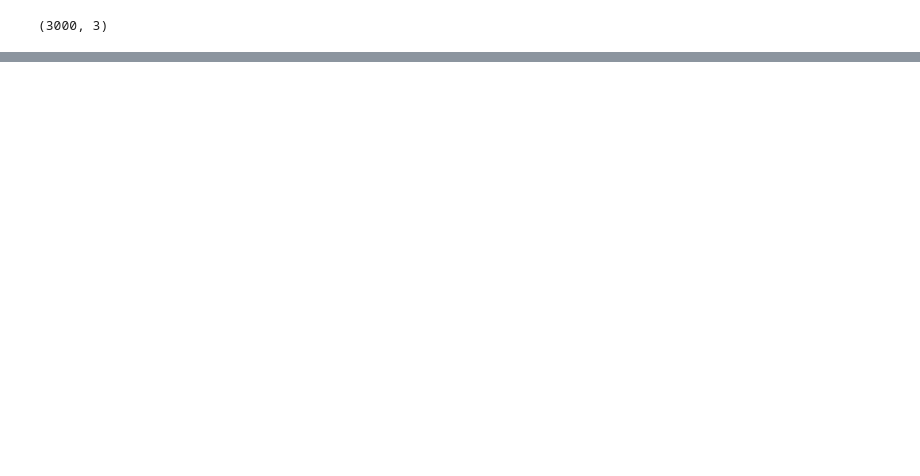
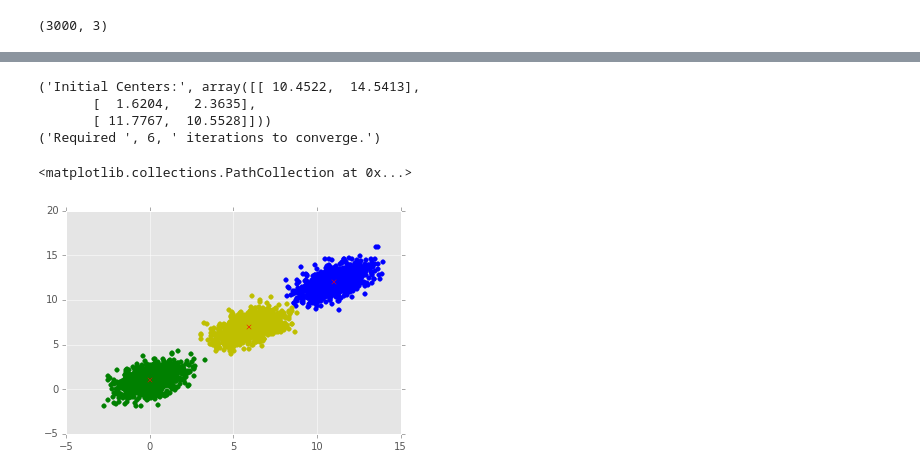
Before and after one commit to aprilmu/663FinalProject, a Jupyter notebook: Final Project.ipynb, the cells around one changed output, grey strips where cells are left out. Saved outputs shown, nothing was run; the diff lists cells and outputs as text; code cells hidden in the pictures; blank space fills up the shorter version.

```diff
--- a/Final Project.ipynb
+++ b/Final Project.ipynb
@@ -203,7 +145,7 @@ array([[  4.2845,   6.0856],
 ### K-means++ Algorithm (Vectorized)
 # %%
 def kmeanspp2(data, k):
-    """Implement the K-means++ algorithm and return k initial cluster centers"""
+    """Implement the K-means++ algorithm. Return k initial cluster centers."""
     #Sample a point uniformly ar random from the data
     centers = data[np.random.choice(range(data.shape[0]),1), :]
     data2 = data[:, np.newaxis, :]
@@ -364,0 +335,16 @@ elapsed
+# %%
+result = kmeans2(kmeanspp2(data1,k),data1,k)
+centers = result[2]
+min_index = result[3]
+#Plot clusters
+cols=iter(['b','g','y'])
+for i in range (k):
+    plt.scatter(data1[min_index[:,i] == 1, :][:,0], data1[min_index[:,i] == 1, :][:,1], color=next(cols))
+plt.scatter(centers[:,0], centers[:,1], color='r', marker='x')
+# %% [output]
+('Initial Centers:', array([[ 10.4522,  14.5413],
+       [  1.6204,   2.3635],
+       [ 11.7767,  10.5528]]))
+('Required ', 6, ' iterations to converge.')
+<matplotlib.collections.PathCollection at 0x...>
+[figure, added]
```
Also changed, not shown: parts of 37 cells of this notebook.
